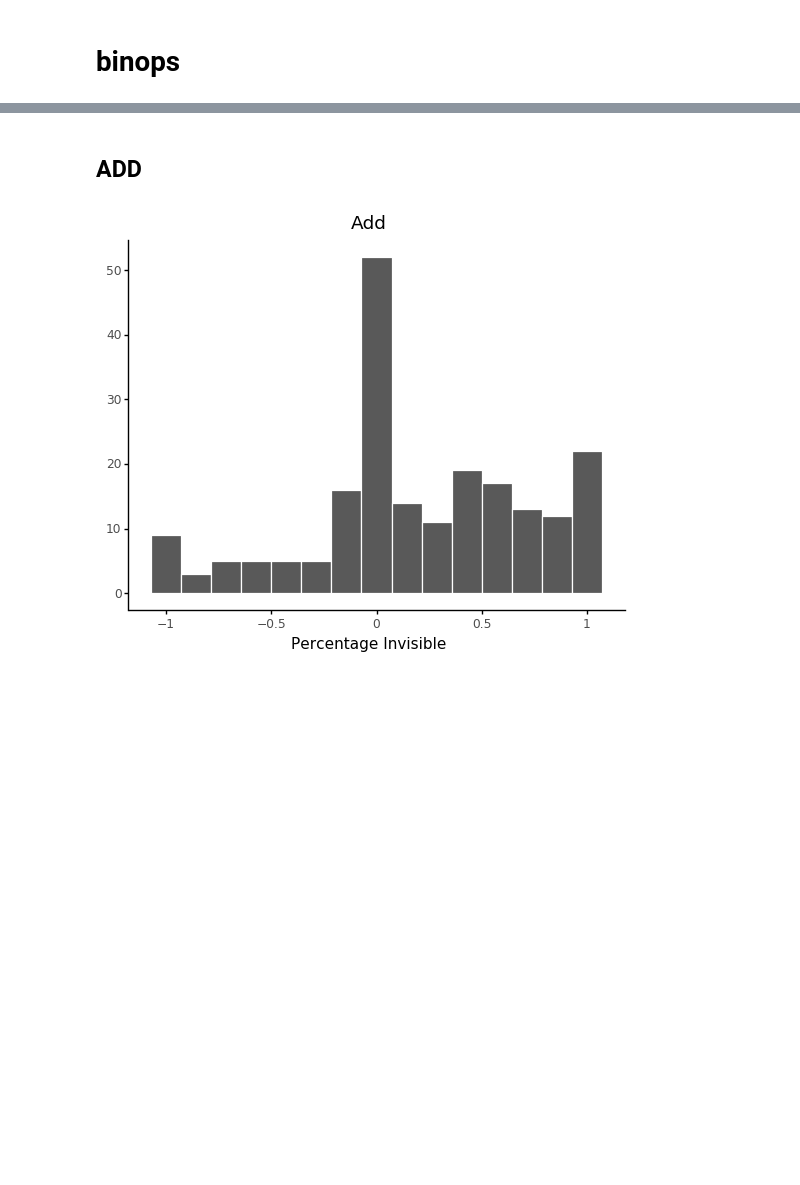
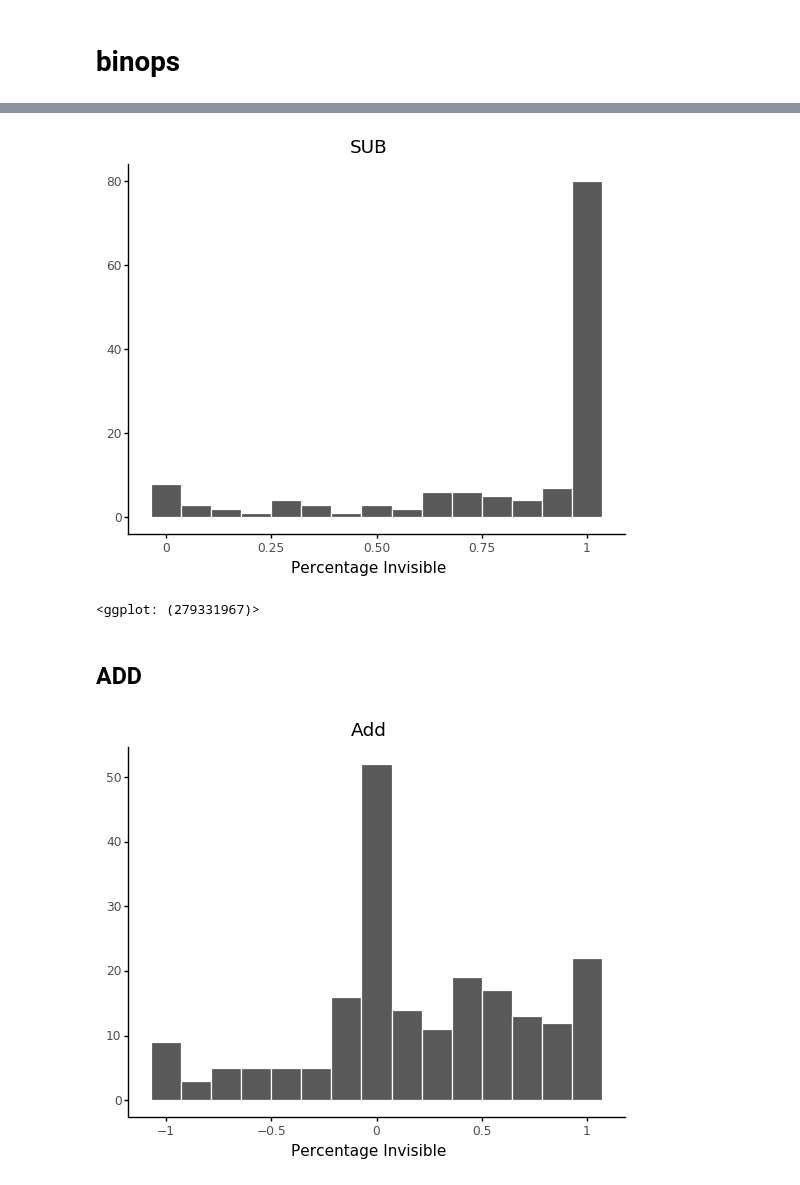
Before and after one commit to guilhermeleobas/basilisk, a Jupyter notebook: Analysis/dip.ipynb, the cells around one changed output, grey strips where cells are left out. Saved outputs shown, nothing was run; the diff lists cells and outputs as text; code cells hidden in the pictures; blank space fills up the shorter version.

```diff
--- a/Analysis/dip.ipynb
+++ b/Analysis/dip.ipynb
@@ -98,5 +98,14 @@ br.head()
 # %%
 binops = pd.read_csv('https://docs.google.com/spreadsheets/d/e/2PACX-1vQTcwwyDo6wiFfgryeplLtTgSjwuJXAtDxCjKzRFXGh6PuVHGhhWjfr7Gux6y35QK8bnBBTg8Fyli-R/pub?gid=770672452&single=true&output=csv')
 
-for t in ['ADD', 'DIV', 'MUL', 'FADD', 'FMUL']:
+for t in ['ADD', 'DIV', 'MUL', 'FADD', 'FMUL', 'SUB']:
     binops[t + '_total'] = binops[t + '_before'] + binops[t + '_main'] + binops[t + '_end']
+# %%
+def get(t):
+    dfx = binops[[t + '_before', t + '_main', t + '_end', t + '_total', 'benchmark']]
+    dfx = dfx.join(llvm_ssa[t])
+    dfx = dfx.reset_index(drop=True)
+    dfx['visible'] = dfx[t]/dfx[t + '_total']
+    dfx['invisible'] = 1 - dfx.visible
+
+    return dfx
@@ -102,0 +114,2 @@ for t in ['ADD', 'DIV', 'MUL', 'FADD', 'FMUL']:
+# %%
+sub = get('SUB')
@@ -103,2 +125,13 @@ for t in ['ADD', 'DIV', 'MUL', 'FADD', 'FMUL']:
+# %%
+(ggplot(sub[sub.invisible > 0], aes(x='invisible'))
+ + geom_histogram(color='white', bins=15)
+ + ggtitle('SUB')
+ + ylab('')
+ + xlab('Percentage Invisible')
+ + theme_classic()
+)
+# %% [output]
+[figure, added]
+<ggplot: (279331967)>
 # %% [markdown]
 ## ADD
```
Also changed, not shown: parts of 19 cells of this notebook.
